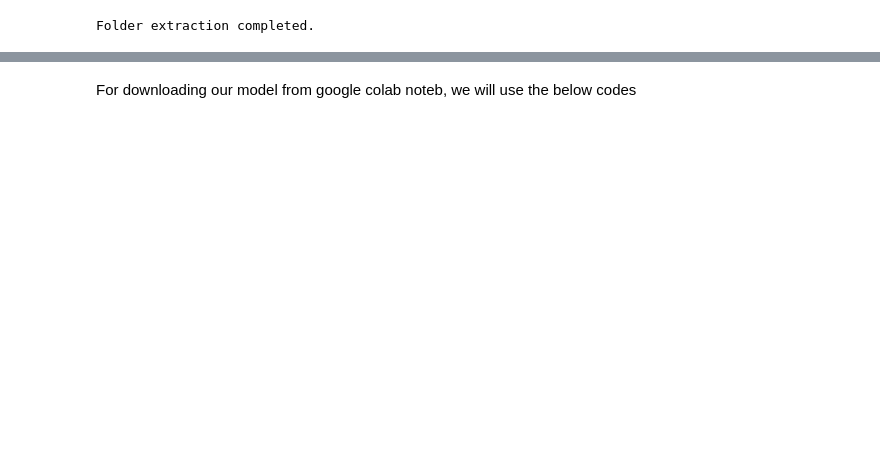
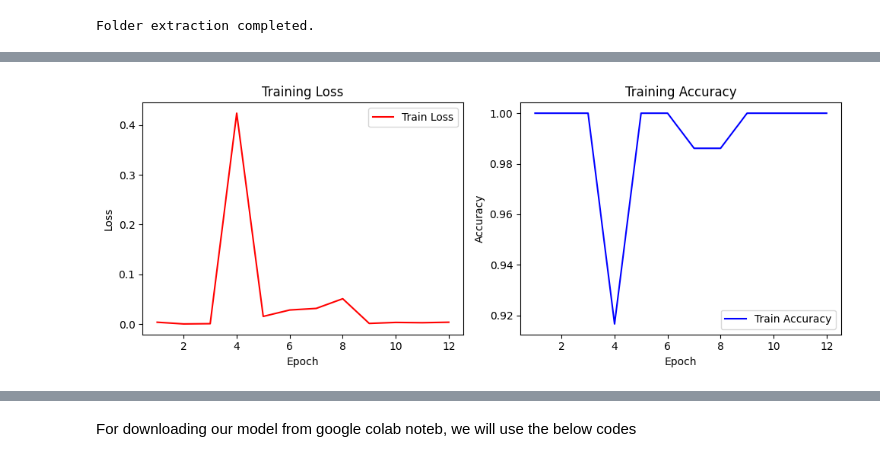
Before and after one commit to Valiev-Koyiljon/Face-mask-detection-Pytorch, a Jupyter notebook: Facemask_detection_last1_Final.ipynb, the cells around one changed output, grey strips where cells are left out. Drawn from its saved outputs; the diff is of its cells as text; code cells hidden in the pictures; blank space fills up the shorter version.

```diff
--- a/Facemask_detection_last1_Final.ipynb
+++ b/Facemask_detection_last1_Final.ipynb
@@ -197,6 +210,12 @@ scheduler = optim.lr_scheduler.StepLR(optimizer, step_size=3, gamma=0.1)
 # Move the model to the device
 model = model.to(device)
 # %%
+# list to save the train loss and accuracy for plotting
+train_loss_values = []
+train_accuracy_values = []
+
+
+
 # Train the model
 for epoch in range(num_epochs):
     model.train()
@@ -219,11 +238,12 @@ for epoch in range(num_epochs):
         correct += (predicted == labels).sum().item()
         running_loss += loss.item()
 
+
     train_accuracy = correct / total
     train_loss = running_loss / len(train_loader)
 
-
-
+    train_loss_values.append(train_loss)  # Append train loss value to the list
+    train_accuracy_values.append(train_accuracy)  # Append train accuracy value to the list
 
     # Model evaluation on the validation data
     model.eval()
@@ -252,5 +272,36 @@ for epoch in range(num_epochs):
     print(f"Train Loss: {train_loss:.4f} | Train Accuracy: {train_accuracy*100:.2f}%")
     print(f"Val Loss: {val_loss:.4f} | Val Accuracy: {val_accuracy*100:.2f}%")
     print("-------------------------------")
+
+
+#Plotting train loss and accuracy
+
+# list of epoch numbers
+epochs = list(range(1, num_epochs + 1))
+
+plt.figure(figsize=(10, 4))
+
+
+# Plot train loss
+plt.subplot(1, 2, 1)
+plt.plot(epochs, train_loss_values, label='Train Loss', color = "red")
+plt.xlabel('Epoch')
+plt.ylabel('Loss')
+plt.title('Training Loss')
+plt.legend()
+# plt.show()
+
+# Plot train accuracy
+plt.subplot(1, 2, 2)
+plt.plot(epochs, train_accuracy_values, label='Train Accuracy', color="blue")
+plt.xlabel('Epoch')
+plt.ylabel('Accuracy')
+plt.title('Training Accuracy')
+plt.legend()
+# plt.show()
+
+
+plt.tight_layout()
+plt.show()
 # %% [output]
 Epoch 1/12
@@ -272,2 +323,3 @@ Val Loss: 0.0000 | Val Accuracy: 100.00%
 -------------------------------
+[figure, added]
 # %%
```
Also changed, not shown: parts of 5 cells of this notebook.
